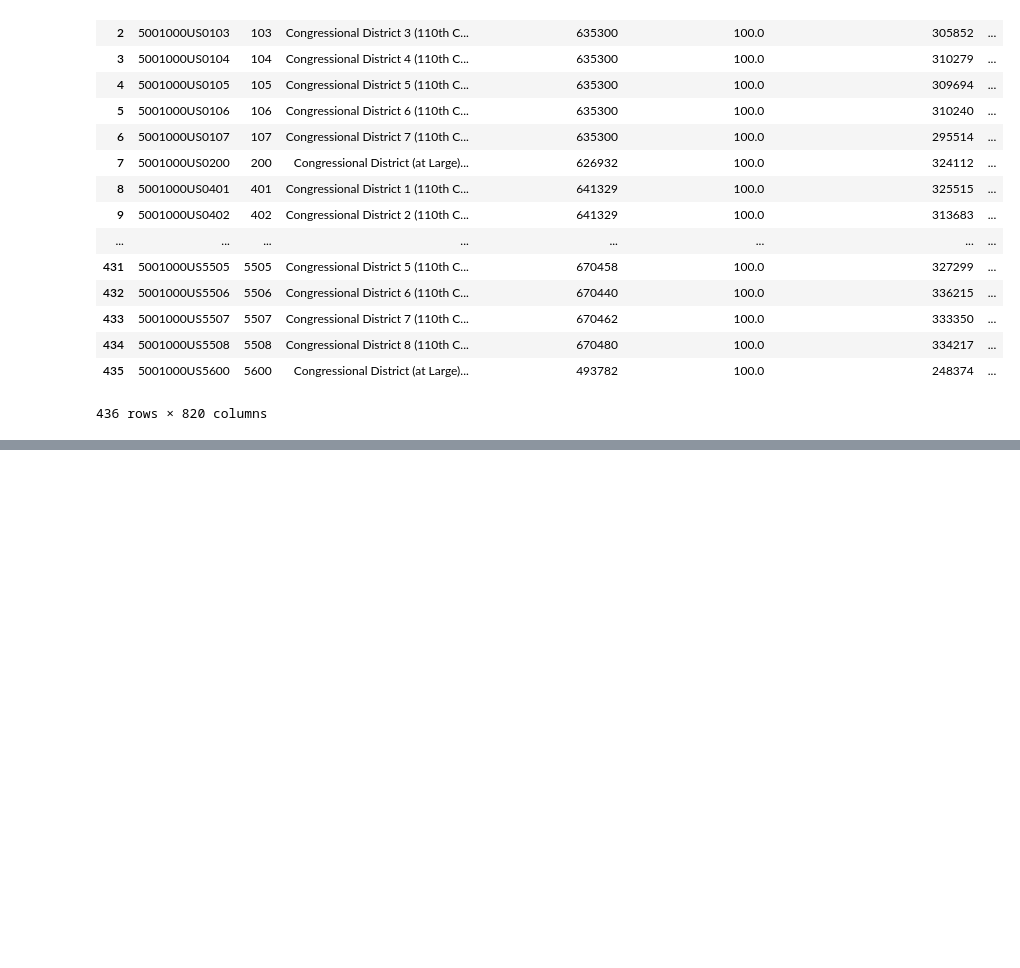
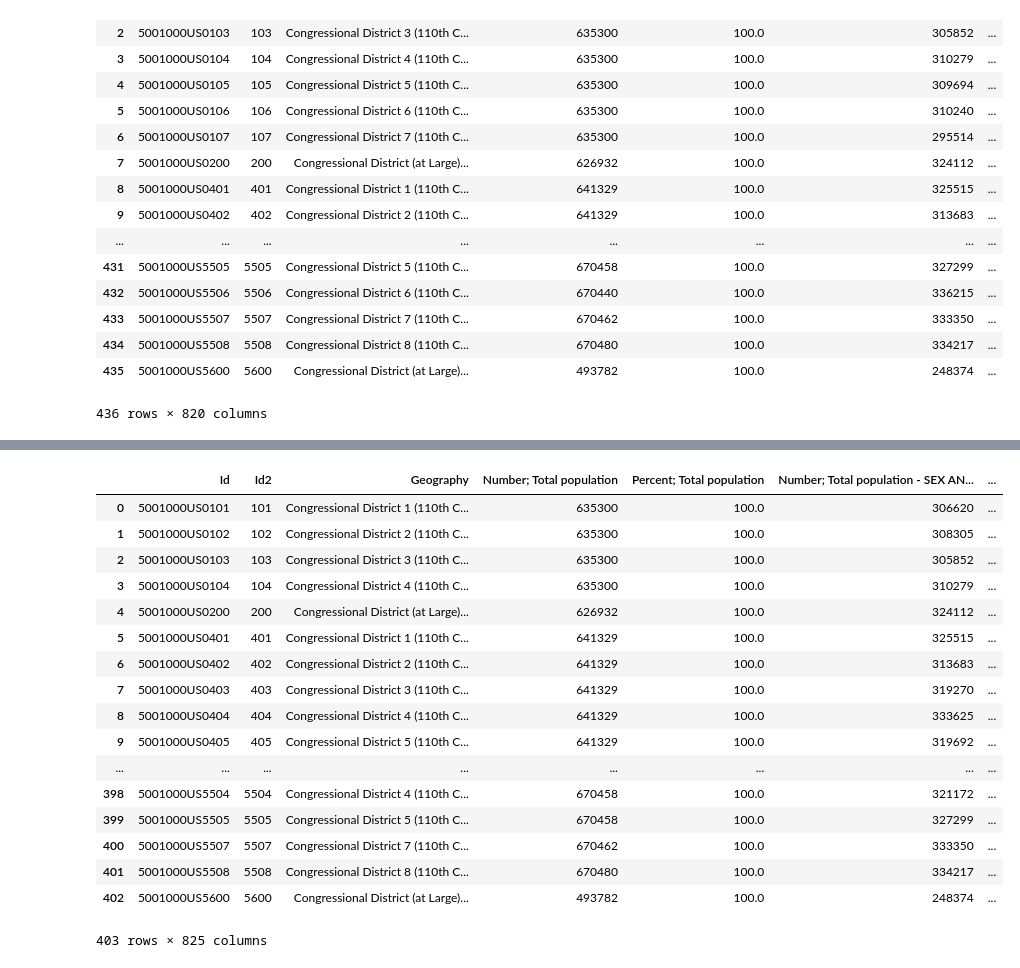
Before and after one commit to randallpl/Election_Predictor_CSC180, a Jupyter notebook: csc180fproj.ipynb, the cells around one changed output, grey strips where cells are left out. Saved outputs shown, nothing was run; the diff lists cells and outputs as text; code cells hidden in the pictures; blank space fills up the shorter version.

Commit message:
added election results data for each district

```diff
--- a/csc180fproj.ipynb
+++ b/csc180fproj.ipynb
@@ -80,0 +87,38 @@ df
+# %%
+#get precent votes for `06 election
+hres = pd.read_csv('census_data/house_results.csv', encoding="utf-8")
+#remove non `06 results
+hres = hres.loc[hres['year'] == 2006]
+hres = hres.loc[hres['stage'] == 'gen']
+hres = hres.sort_values(by=['state', 'district'])
+hres = hres.astype({'candidatevotes' : float, 'totalvotes' : float})
+hres = hres.loc[:,hres.columns.isin(['state','district', 'party', 'candidatevotes', 'totalvotes'])]
+
+#get the total votes
+dVotes = hres.loc[hres['party']=='democrat']
+rVotes = hres.loc[hres['party']=='republican']
+dVotes = dVotes.assign(dVotePct= dVotes['candidatevotes'] / dVotes['totalvotes'])
+rVotes = rVotes.assign(rVotePct= rVotes['candidatevotes'] / rVotes['totalvotes'])
+
+hres = dVotes.copy()
+hres = hres.merge(rVotes, on=['state', 'district'])
+hres=hres.rename(columns={'candidatevotes_x':'dVoteCnt','candidatevotes_y':'rVoteCnt','totalvotes_x':'tvotes'})
+
+#at this point we have the votes in a table, now to merge it into the big table above
+#I decided that the best way to do this is by calculating each states census id and then joining the tables
+stateSeq = hres.groupby(by="state").first()
+stateSeq = stateSeq.reset_index()
+stateSeq = stateSeq.assign(indx=stateSeq['state'].index+1)
+
+#there are some gaps (caused by territories) that causes the house results to be unalligned w/ the census
+for i in (3,7,11,14,43,52):
+    stateSeq['indx'] = stateSeq['indx'].apply(lambda x: x+1 if x>=i else x)
+
+#cleanup the house results table & remove no longer needed columns
+stateSeq = stateSeq.loc[:,stateSeq.columns.isin(['state','indx'])]
+hres = hres.merge(stateSeq,on='state')
+hres = hres.assign(Id2=hres['indx']*100+hres['district'])
+hres = hres.loc[:,hres.columns.isin(['dVotePct','rVotePct','Id2','dVoteCnt', 'rVoteCnt', 'tvotes'])]
+hres = hres.astype({'dVoteCnt':'int','rVoteCnt':'int','tvotes':'int'})
+
+hres
@@ -80,0 +144,25 @@ df
+# %%
+#merge the results column into the census data column
+
+df = df.merge(hres, on="Id2")
+
+df
+# %% [output]
+|  | Id | Id2 | Geography | Number; Total population | Percent; Total population | Number; Total population - SEX AN... | ... |
+| 0 | 5001000US0101 | 101 | Congressional District 1 (110th C... | 635300 | 100.0 | 306620 | ... |
+| 1 | 5001000US0102 | 102 | Congressional District 2 (110th C... | 635300 | 100.0 | 308305 | ... |
+| 2 | 5001000US0103 | 103 | Congressional District 3 (110th C... | 635300 | 100.0 | 305852 | ... |
+| 3 | 5001000US0104 | 104 | Congressional District 4 (110th C... | 635300 | 100.0 | 310279 | ... |
+| 4 | 5001000US0200 | 200 | Congressional District (at Large)... | 626932 | 100.0 | 324112 | ... |
+| 5 | 5001000US0401 | 401 | Congressional District 1 (110th C... | 641329 | 100.0 | 325515 | ... |
+| 6 | 5001000US0402 | 402 | Congressional District 2 (110th C... | 641329 | 100.0 | 313683 | ... |
+| 7 | 5001000US0403 | 403 | Congressional District 3 (110th C... | 641329 | 100.0 | 319270 | ... |
+| 8 | 5001000US0404 | 404 | Congressional District 4 (110th C... | 641329 | 100.0 | 333625 | ... |
+| 9 | 5001000US0405 | 405 | Congressional District 5 (110th C... | 641329 | 100.0 | 319692 | ... |
+| ... | ... | ... | ... | ... | ... | ... | ... |
+| 398 | 5001000US5504 | 5504 | Congressional District 4 (110th C... | 670458 | 100.0 | 321172 | ... |
+| 399 | 5001000US5505 | 5505 | Congressional District 5 (110th C... | 670458 | 100.0 | 327299 | ... |
+| 400 | 5001000US5507 | 5507 | Congressional District 7 (110th C... | 670462 | 100.0 | 333350 | ... |
+| 401 | 5001000US5508 | 5508 | Congressional District 8 (110th C... | 670480 | 100.0 | 334217 | ... |
+| 402 | 5001000US5600 | 5600 | Congressional District (at Large)... | 493782 | 100.0 | 248374 | ... |
+403 rows × 825 columns
```
Also changed, not shown: parts of 2 cells of this notebook.
